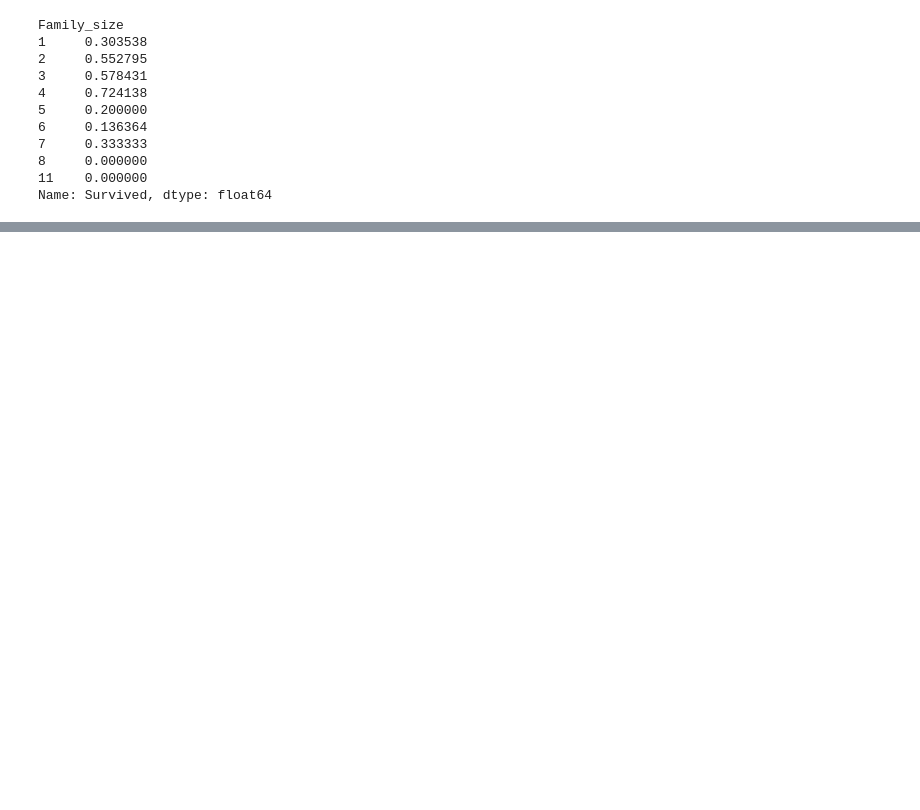
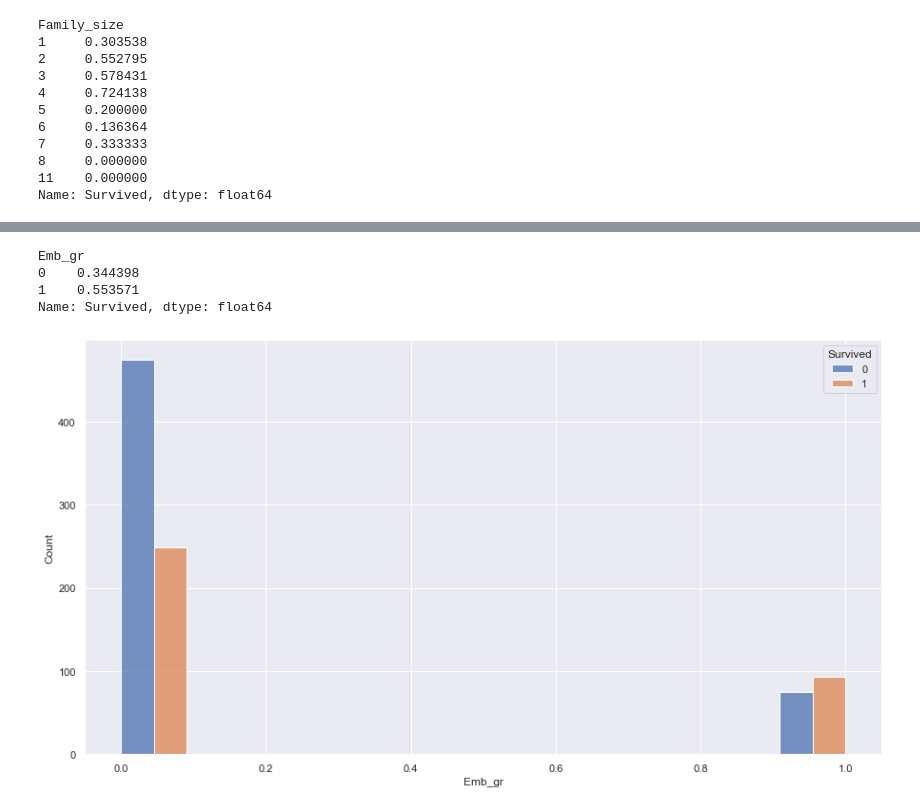
Before and after one commit to warshtayner/Kaggle_Titanic, a Jupyter notebook: version_4.ipynb, the cells around one changed output, grey strips where cells are left out. Saved outputs shown, nothing was run; the diff lists cells and outputs as text; code cells hidden in the pictures; blank space fills up the shorter version.

```diff
--- a/version_4.ipynb
+++ b/version_4.ipynb
@@ -459,0 +578,12 @@ df.loc[df['Family_size'] == 1, 'Fam_gp'] = 2
+# %%
+test['Emb_gr'] = 0
+test.loc[test['Embarked'] == 'C', 'Emb_gr'] = 1
+# %%
+sns.histplot(data=test, x=test['Emb_gr'], hue=test['Survived'], multiple='dodge');
+test.groupby('Emb_gr').mean()['Survived']
+# %% [output]
+Emb_gr
+0    0.344398
+1    0.553571
+Name: Survived, dtype: float64
+[figure, added]
```
Also changed, not shown: parts of 86 cells of this notebook, 3 other files.
